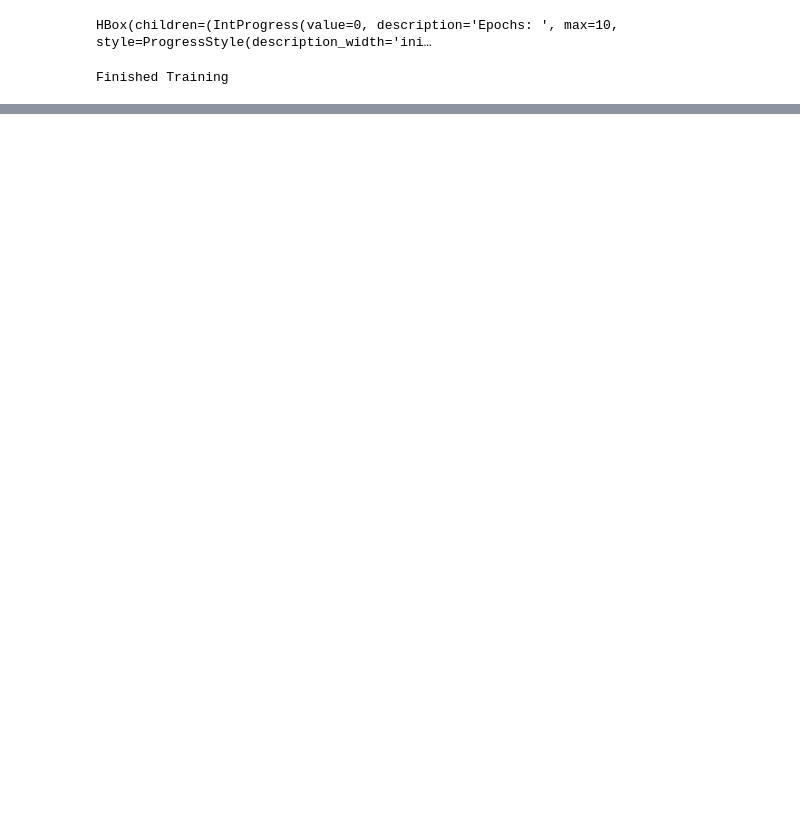
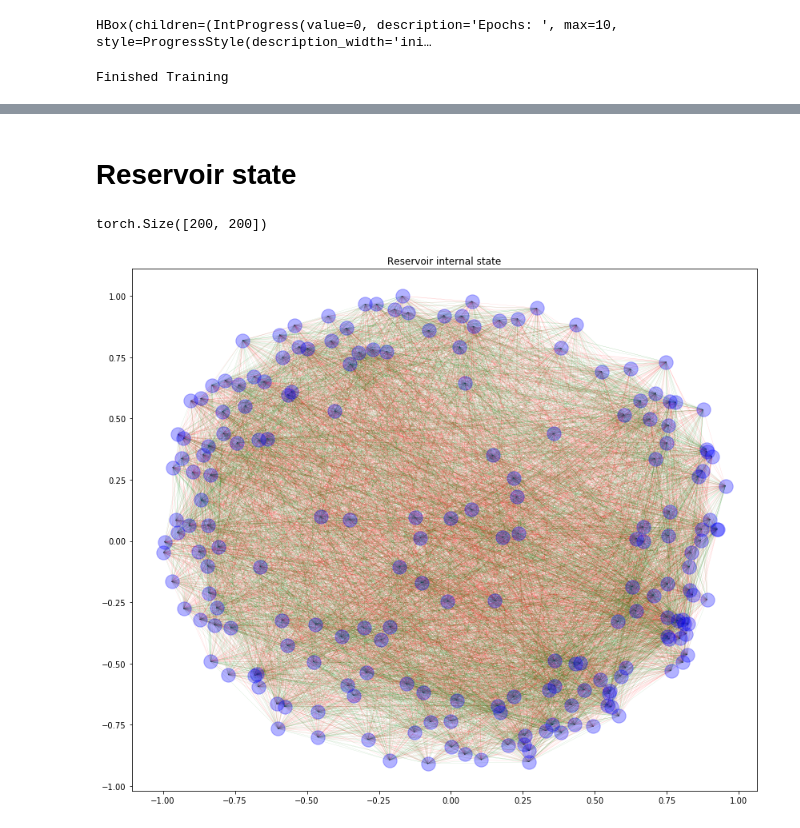
Before and after one commit to Venopacman/esn_research, a Jupyter notebook: ecg_first_steps.ipynb, the cells around one changed output, grey strips where cells are left out. Drawn from its saved outputs; the diff is of its cells as text; code cells hidden in the pictures; blank space fills up the shorter version.

Commit message:
reservoir internal state plotting added

```diff
--- a/ecg_first_steps.ipynb
+++ b/ecg_first_steps.ipynb
@@ -459,0 +465,4 @@ baseline = np.mean([target[0] for target in data_dict_yellow['0-lead'][1]])
+# %% [markdown]
+# Reservoir state
+# %%
+reservoirs_state_list = [it for it in model.named_parameters() if "reservoir.weight_hh" in it[0]]
@@ -459,0 +471,18 @@ baseline = np.mean([target[0] for target in data_dict_yellow['0-lead'][1]])
+# %%
+reservoirs_state_list[0][1].data.shape
+# %% [output]
+torch.Size([200, 200])
+# %%
+G = nx.from_numpy_array(reservoirs_state_list[0][1].data.numpy())
+# %%
+plt.figure(figsize=(14, 12))
+plt.title('1st Reservoir internal state')
+neg_edges = [it for it in G.edges(data=True) if it[2]['weight'] < 0]
+pos_edges = [it for it in G.edges(data=True) if it[2]['weight'] > 0]
+pos=nx.fruchterman_reingold_layout(G)
+nx.draw_networkx_nodes(G, arrows=False, alpha=0.3, pos=pos,node_color='b')
+nx.draw_networkx_edges(G, edgelist=neg_edges, width=0.2, alpha=0.3,edge_color='r',pos=pos)
+nx.draw_networkx_edges(G, edgelist=pos_edges, width=0.2, alpha=0.3,edge_color='g',pos=pos)
+pass
+# %% [output]
+[figure, added]
```
Also changed, not shown: parts of 24 cells of this notebook.
